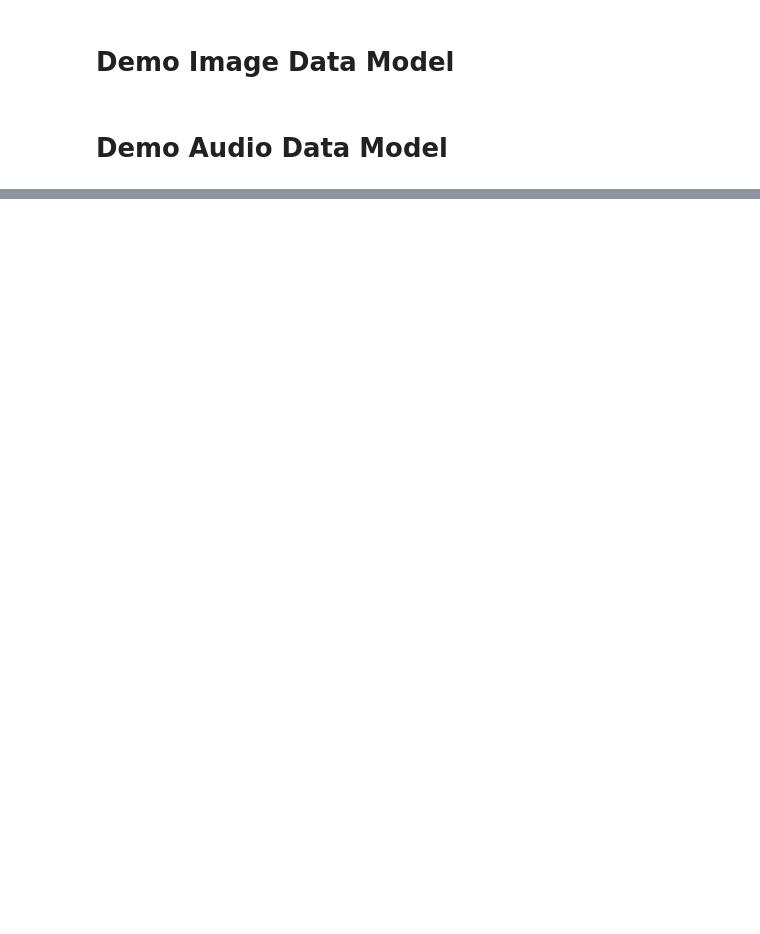
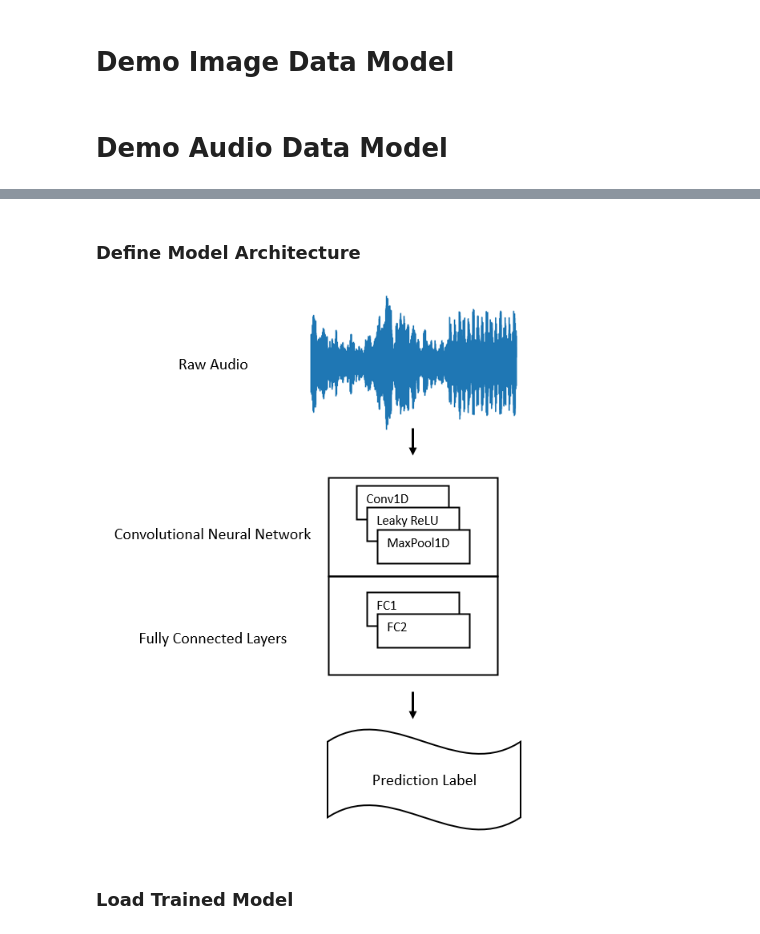
Before and after one commit to jmiano/Neural-Graceful-Degradation, a Jupyter notebook: Demo_Notebook.ipynb, the cells around one changed output, grey strips where cells are left out. Saved outputs shown, nothing was run; the diff lists cells and outputs as text; code cells hidden in the pictures; blank space fills up the shorter version.

```diff
--- a/Demo_Notebook.ipynb
+++ b/Demo_Notebook.ipynb
@@ -23,0 +108,2 @@ from sklearn.metrics import f1_score, recall_score, precision_score, accuracy_sc
+# %% [markdown]
+### Define Model Architecture
@@ -23,0 +149,6 @@ from sklearn.metrics import f1_score, recall_score, precision_score, accuracy_sc
+# %%
+IPython.display.display(Image.open('../../PaperFigures/RawAudio_Model.png'))
+# %% [output]
+[figure, added]
+# %% [markdown]
+### Load Trained Model
```
Also changed, not shown: parts of 65 cells of this notebook.
